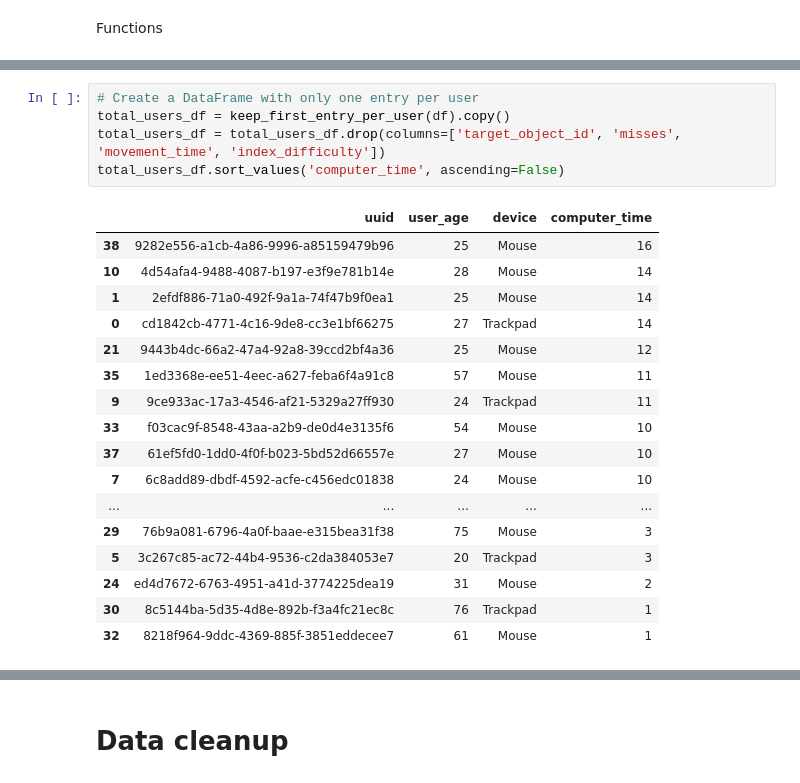
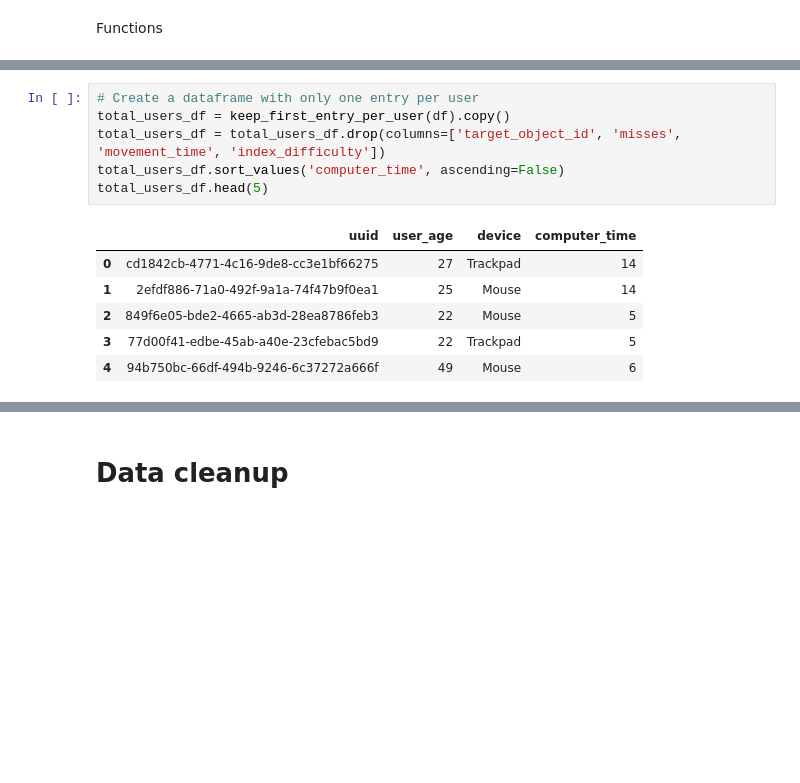
Before and after one commit to Baranuel/fitts-law-ML, a Jupyter notebook: fitts_law_ML.ipynb, the cells around one changed output, grey strips where cells are left out. Cells and saved outputs as stored; diff of their text form; blank space fills up the shorter version.

```diff
--- a/fitts_law_ML.ipynb
+++ b/fitts_law_ML.ipynb
@@ -76,26 +134,16 @@ df.sort_values('movement_time', ascending=False)
 # %%
-# Create a DataFrame with only one entry per user
+# Create a dataframe with only one entry per user
 total_users_df = keep_first_entry_per_user(df).copy()
 total_users_df = total_users_df.drop(columns=['target_object_id', 'misses', 'movement_time', 'index_difficulty'])
 total_users_df.sort_values('computer_time', ascending=False)
+total_users_df.head(5)
 # %% [output]
 |  | uuid | user_age | device | computer_time |
-| 38 | 9282e556-a1cb-4a86-9996-a85159479b96 | 25 | Mouse | 16 |
-| 10 | 4d54afa4-9488-4087-b197-e3f9e781b14e | 28 | Mouse | 14 |
+| 0 | cd1842cb-4771-4c16-9de8-cc3e1bf66275 | 27 | Trackpad | 14 |
 | 1 | 2efdf886-71a0-492f-9a1a-74f47b9f0ea1 | 25 | Mouse | 14 |
-| 0 | cd1842cb-4771-4c16-9de8-cc3e1bf66275 | 27 | Trackpad | 14 |
-| 21 | 9443b4dc-66a2-47a4-92a8-39ccd2bf4a36 | 25 | Mouse | 12 |
-| 35 | 1ed3368e-ee51-4eec-a627-feba6f4a91c8 | 57 | Mouse | 11 |
-| 9 | 9ce933ac-17a3-4546-af21-5329a27ff930 | 24 | Trackpad | 11 |
-| 33 | f03cac9f-8548-43aa-a2b9-de0d4e3135f6 | 54 | Mouse | 10 |
-| 37 | 61ef5fd0-1dd0-4f0f-b023-5bd52d66557e | 27 | Mouse | 10 |
-| 7 | 6c8add89-dbdf-4592-acfe-c456edc01838 | 24 | Mouse | 10 |
-| ... | ... | ... | ... | ... |
-| 29 | 76b9a081-6796-4a0f-baae-e315bea31f38 | 75 | Mouse | 3 |
-| 5 | 3c267c85-ac72-44b4-9536-c2da384053e7 | 20 | Trackpad | 3 |
-| 24 | ed4d7672-6763-4951-a41d-3774225dea19 | 31 | Mouse | 2 |
-| 30 | 8c5144ba-5d35-4d8e-892b-f3a4fc21ec8c | 76 | Trackpad | 1 |
-| 32 | 8218f964-9ddc-4369-885f-3851eddecee7 | 61 | Mouse | 1 |
+| 2 | 849f6e05-bde2-4665-ab3d-28ea8786feb3 | 22 | Mouse | 5 |
+| 3 | 77d00f41-edbe-45ab-a40e-23cfebac5bd9 | 22 | Trackpad | 5 |
+| 4 | 94b750bc-66df-494b-9246-6c37272a666f | 49 | Mouse | 6 |
 # %%
 # Create an index mapping for UUIDs to unique integers as strings
 uuid_to_index = {uuid: str(i) for i, uuid in enumerate(df['uuid'].unique(), start=1)}
```
Also changed, not shown: parts of 35 cells of this notebook.
